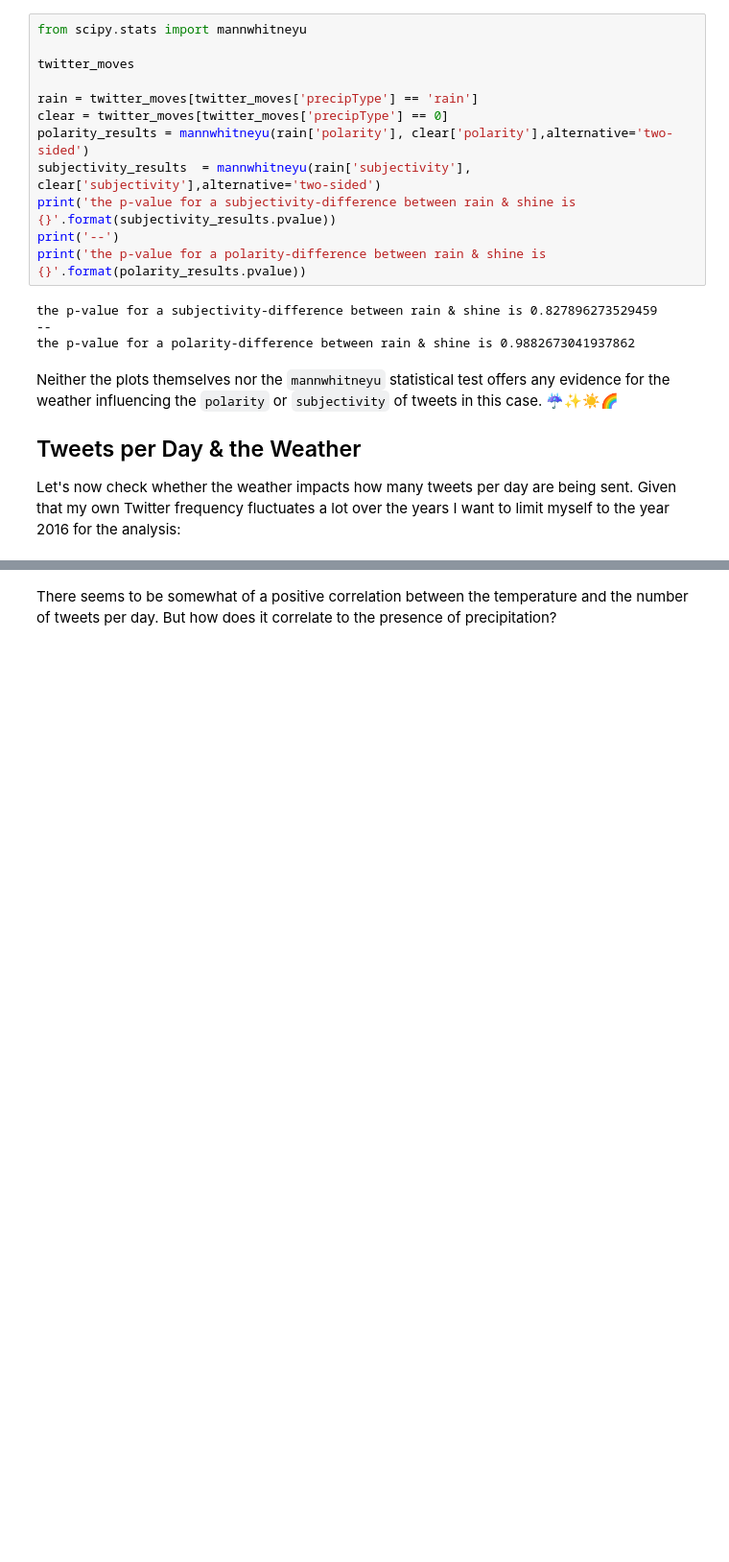
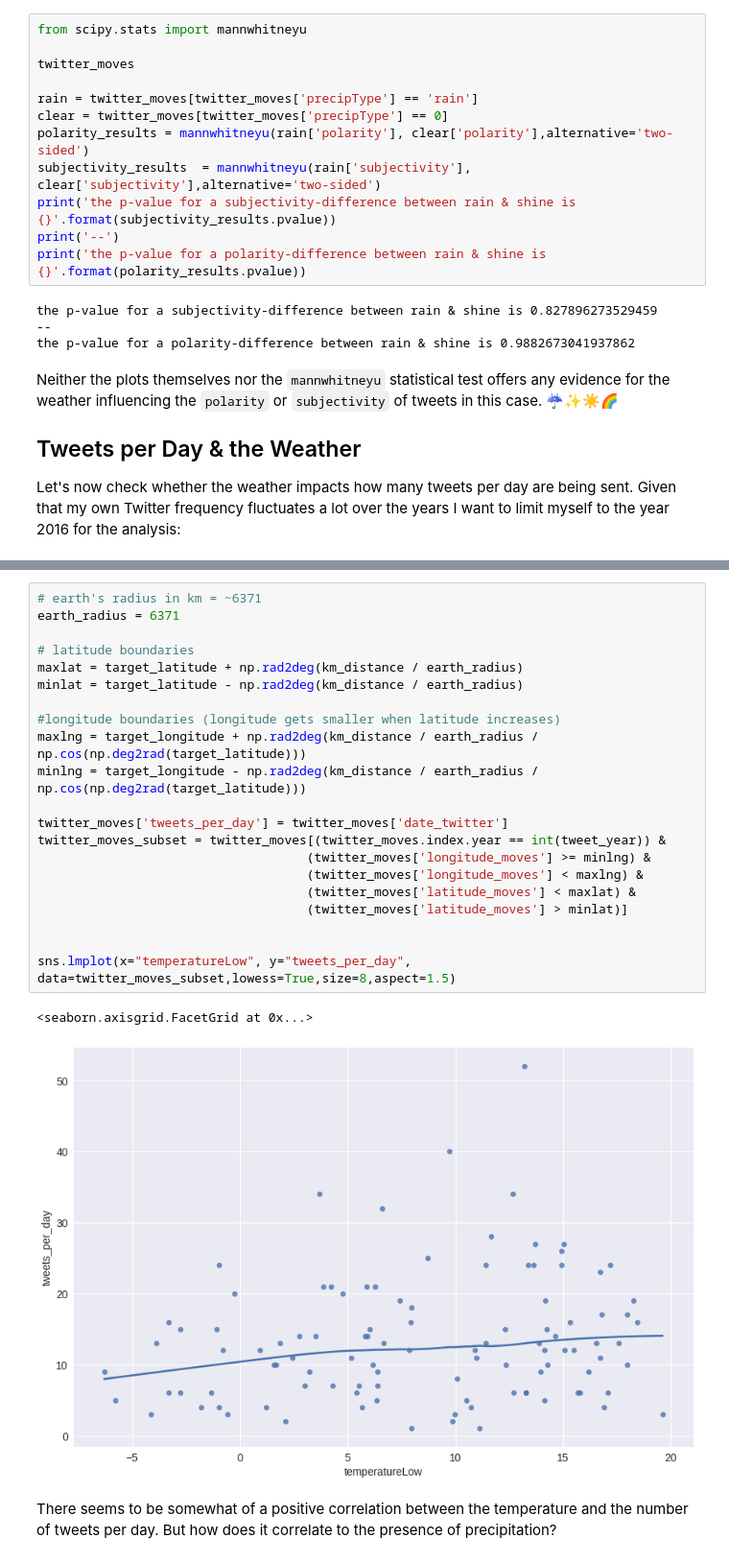
Before and after one commit to OpenHumans/ohjh-example-notebooks, a Jupyter notebook: twitter-under-the-weather.ipynb, the cells around one changed output, grey strips where cells are left out. Shown at 96% size. Cells and saved outputs as stored; diff of their text form; blank space fills up the shorter version.

```diff
--- a/twitter-under-the-weather.ipynb
+++ b/twitter-under-the-weather.ipynb
@@ -480,3 +479,27 @@ sns.lmplot(x="temperatureLow", y="tweets_per_day", data=twitter_moves_subset,low
+# %%
+# earth's radius in km = ~6371
+earth_radius = 6371
+
+# latitude boundaries
+maxlat = target_latitude + np.rad2deg(km_distance / earth_radius)
+minlat = target_latitude - np.rad2deg(km_distance / earth_radius)
+
+#longitude boundaries (longitude gets smaller when latitude increases)
+maxlng = target_longitude + np.rad2deg(km_distance / earth_radius / np.cos(np.deg2rad(target_latitude)))
+minlng = target_longitude - np.rad2deg(km_distance / earth_radius / np.cos(np.deg2rad(target_latitude)))
+
+twitter_moves['tweets_per_day'] = twitter_moves['date_twitter']
+twitter_moves_subset = twitter_moves[(twitter_moves.index.year == int(tweet_year)) &
+                                    (twitter_moves['longitude_moves'] >= minlng) &
+                                    (twitter_moves['longitude_moves'] < maxlng) &
+                                    (twitter_moves['latitude_moves'] < maxlat) &
+                                    (twitter_moves['latitude_moves'] > minlat)]
+
+
+sns.lmplot(x="temperatureLow", y="tweets_per_day", data=twitter_moves_subset,lowess=True,size=8,aspect=1.5)
+# %% [output]
+<seaborn.axisgrid.FacetGrid at 0x...>
+[figure, added]
 # %% [markdown]
 There seems to be somewhat of a positive correlation between the temperature and the number of tweets per day. But how does it correlate to the presence of precipitation?
 # %%
```
Also changed, not shown: parts of 7 cells of this notebook.
